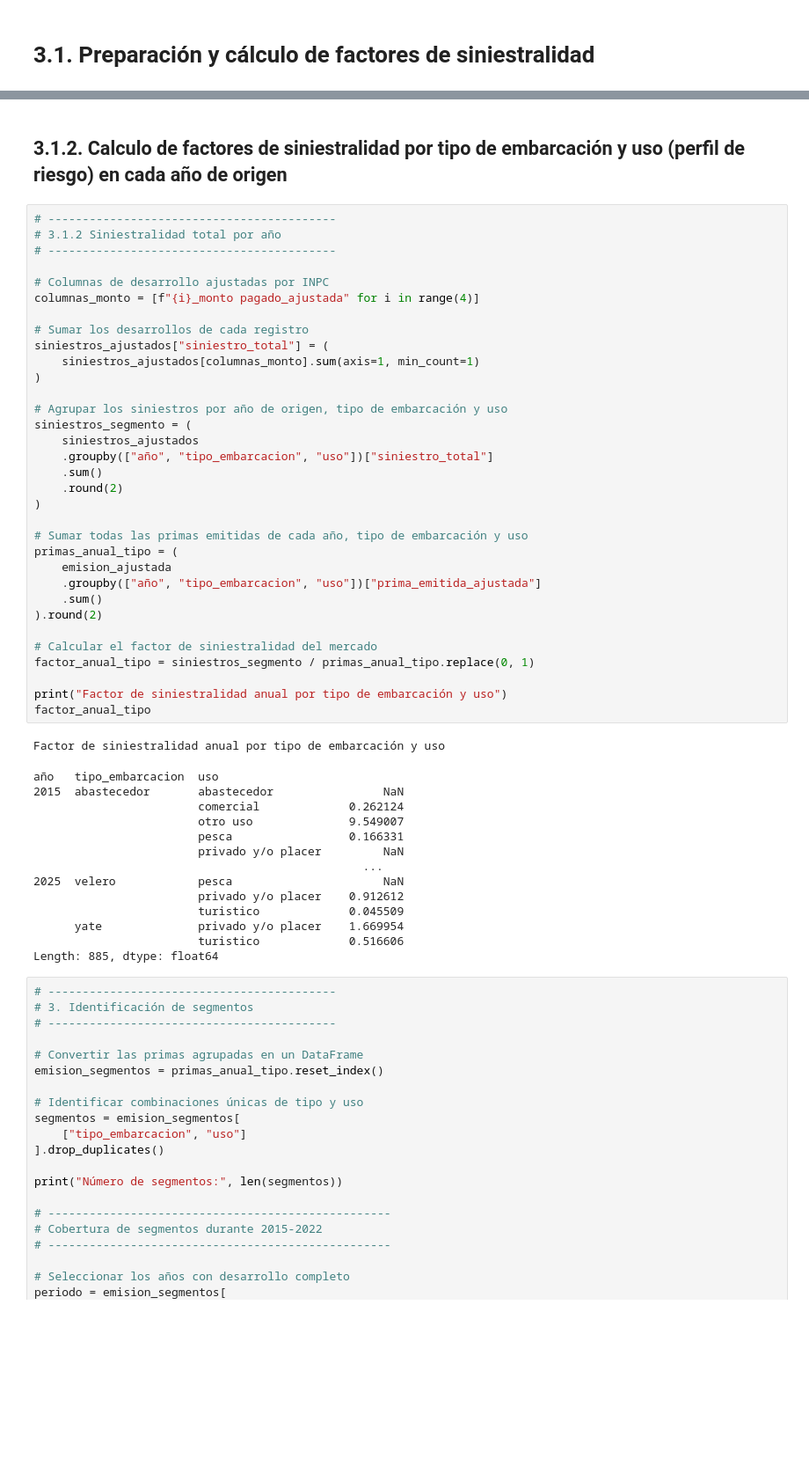
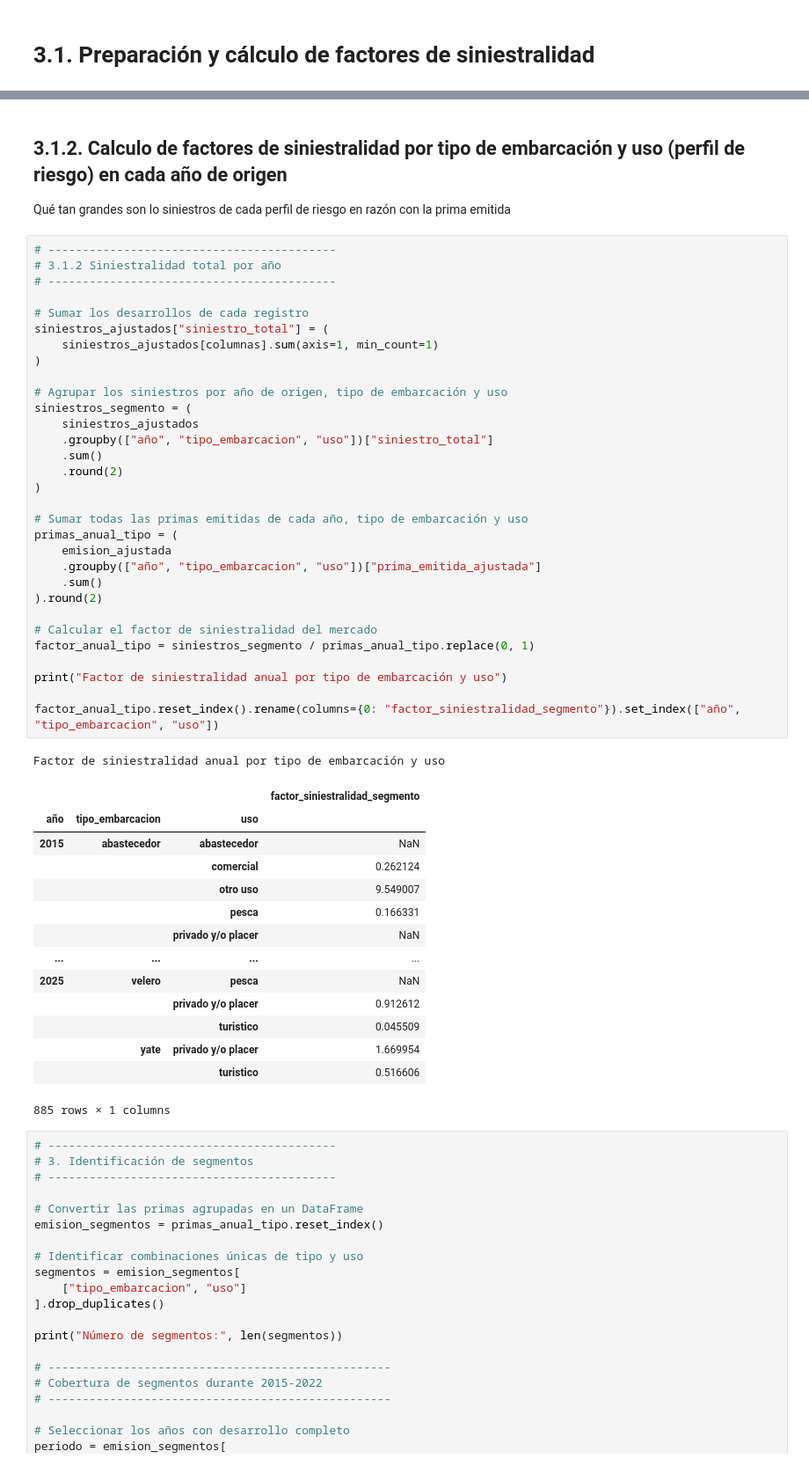
Before and after one commit to estebanto7/Repositorio_Reservas_Maritimas_Plantilla, a Jupyter notebook: notebooks/03_siniestralidad_conglomerados.ipynb, the cells around one changed output, grey strips where cells are left out. Shown at 88% size. Drawn from its saved outputs; the diff is of its cells as text; blank space fills up the shorter version.

```diff
--- a/notebooks/03_siniestralidad_conglomerados.ipynb
+++ b/notebooks/03_siniestralidad_conglomerados.ipynb
@@ -102,53 +142,54 @@ dtype: float64
 # %% [markdown]
 ## 3.1.2. Calculo de factores de siniestralidad por tipo de embarcación y uso (perfil de riesgo) en cada año de origen
+
+Qué tan grandes son lo siniestros de cada perfil de riesgo en razón con la prima emitida
 # %%
 # ------------------------------------------
 # 3.1.2 Siniestralidad total por año
 # ------------------------------------------
 
-# Columnas de desarrollo ajustadas por INPC
-columnas_monto = [f"{i}_monto pagado_ajustada" for i in range(4)]
-
 # Sumar los desarrollos de cada registro
 siniestros_ajustados["siniestro_total"] = (
-    siniestros_ajustados[columnas_monto].sum(axis=1, min_count=1)
+    siniestros_ajustados[columnas].sum(axis=1, min_count=1)
 )
 
 # Agrupar los siniestros por año de origen, tipo de embarcación y uso
 siniestros_segmento = (
     siniestros_ajustados
     .groupby(["año", "tipo_embarcacion", "uso"])["siniestro_total"]
     .sum()
     .round(2)
 )
 
 # Sumar todas las primas emitidas de cada año, tipo de embarcación y uso
 primas_anual_tipo = (
     emision_ajustada
     .groupby(["año", "tipo_embarcacion", "uso"])["prima_emitida_ajustada"]
     .sum()
 ).round(2)
 
 # Calcular el factor de siniestralidad del mercado
 factor_anual_tipo = siniestros_segmento / primas_anual_tipo.replace(0, 1)
 
 print("Factor de siniestralidad anual por tipo de embarcación y uso")
-factor_anual_tipo
+
+factor_anual_tipo.reset_index().rename(columns={0: "factor_siniestralidad_segmento"}).set_index(["año", "tipo_embarcacion", "uso"])
 # %% [output]
 Factor de siniestralidad anual por tipo de embarcación y uso
+|  |  |  | factor_siniestralidad_segmento |
+| año | tipo_embarcacion | uso |  |
+| 2015 | abastecedor | abastecedor | NaN |
+|  |  | comercial | 0.262124 |
+|  |  | otro uso | 9.549007 |
+|  |  | pesca | 0.166331 |
+|  |  | privado y/o placer | NaN |
+| ... | ... | ... | ... |
+| 2025 | velero | pesca | NaN |
+|  |  | privado y/o placer | 0.912612 |
+|  |  | turistico | 0.045509 |
+|  | yate | privado y/o placer | 1.669954 |
+|  |  | turistico | 0.516606 |
-año   tipo_embarcacion  uso
-2015  abastecedor       abastecedor                NaN
-                        comercial             0.262124
-                        otro uso              9.549007
-                        pesca                 0.166331
-                        privado y/o placer         NaN
-                                                ...
-2025  velero            pesca                      NaN
-                        privado y/o placer    0.912612
-                        turistico             0.045509
-      yate              privado y/o placer    1.669954
-                        turistico             0.516606
-Length: 885, dtype: float64
+885 rows × 1 columns
 # %%
 # ------------------------------------------
 # 3. Identificación de segmentos
```
Also changed, not shown: parts of 8 cells of this notebook, 1 other file.
